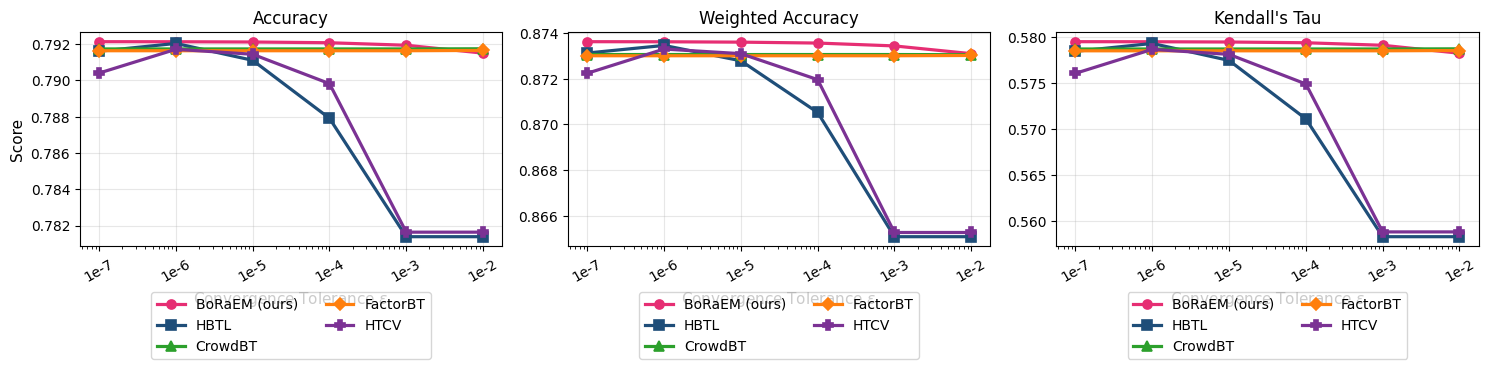
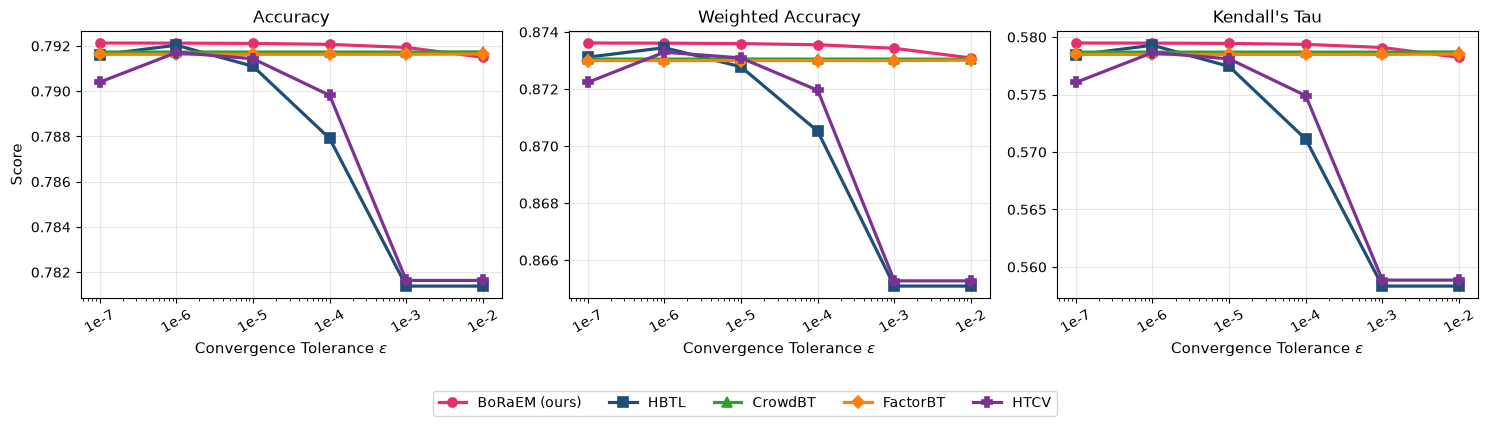
The change to this notebook cell's code, shown as a diff; its figure went from the first image to the second:
--- before
+++ after
@@ -135,13 +135,18 @@
         )
 
-        ax.legend(
-            loc="upper center",
-            bbox_to_anchor=(0.5, -0.18),
-            ncol=2,
-            frameon=True,
-            fontsize=10,
-        )
+    # Common legend for the entire figure
+    handles, labels = axes[0].get_legend_handles_labels()
 
-    fig.tight_layout(rect=[0, 0.05, 1, 1])
+    fig.legend(
+        handles,
+        labels,
+        loc="lower center",
+        bbox_to_anchor=(0.5, -0.02),
+        ncol=5,          # one column per method
+        frameon=True,
+        fontsize=10,
+    )
+
+    fig.tight_layout(rect=[0, 0.10, 1, 1])
 
     plt.savefig(outfile, dpi=300, bbox_inches="tight")

Commit: All files added